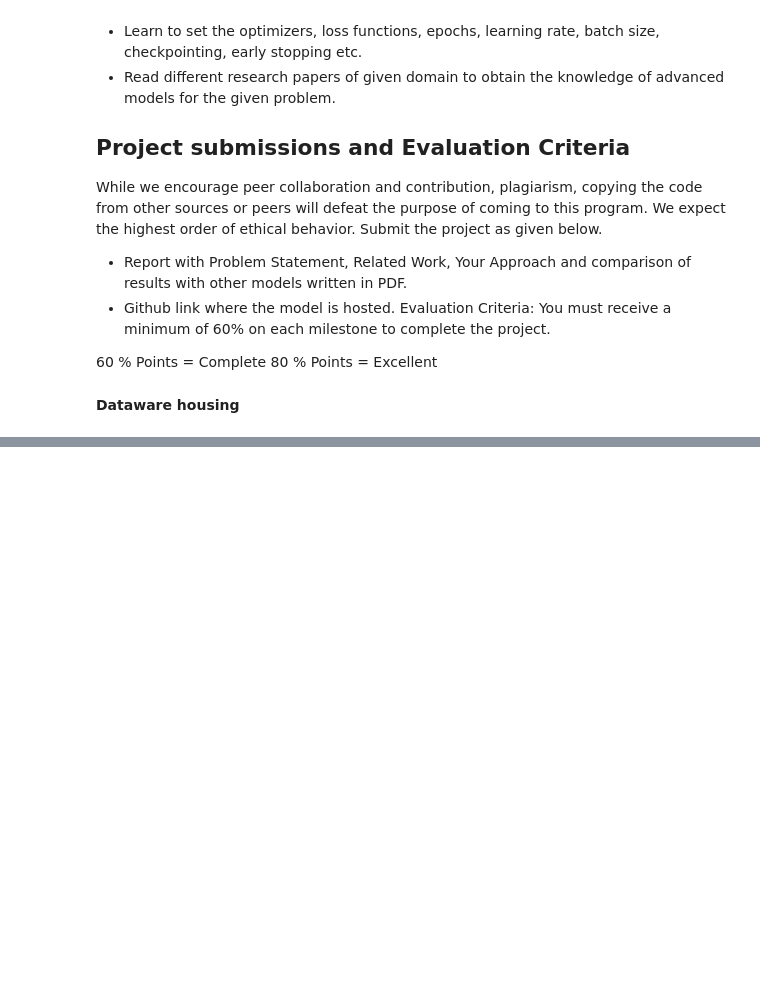
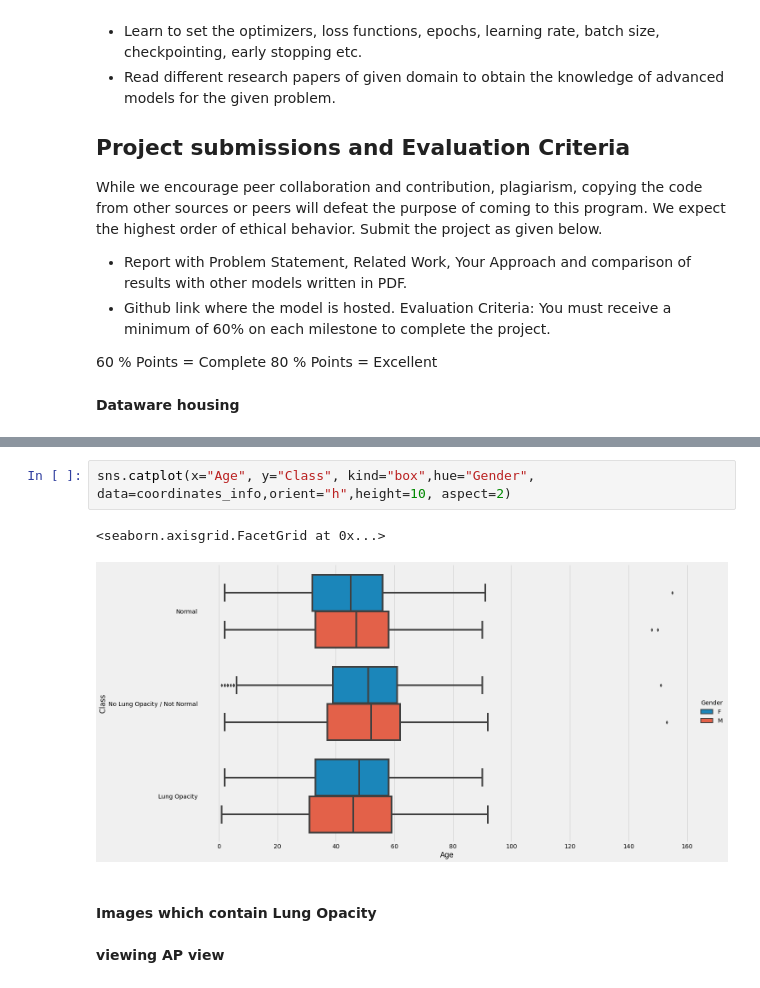
Before and after one commit to RohanKittu/Pneumonia-Detection_tensorflow, a Jupyter notebook: Pneumonia_detection.ipynb, the cells around one changed output, grey strips where cells are left out. Drawn from its saved outputs; the diff is of its cells as text; blank space fills up the shorter version.

```diff
--- a/Pneumonia_detection.ipynb
+++ b/Pneumonia_detection.ipynb
@@ -120,0 +609,9 @@ sample_sub
+# %%
+sns.catplot(x="Age", y="Class", kind="box",hue="Gender", data=coordinates_info,orient="h",height=10, aspect=2)
+# %% [output]
+<seaborn.axisgrid.FacetGrid at 0x...>
+[figure, added]
+# %% [markdown]
+#### Images which contain Lung Opacity
+# %% [markdown]
+**viewing AP view**
```
Also changed, not shown: parts of 66 cells of this notebook.
